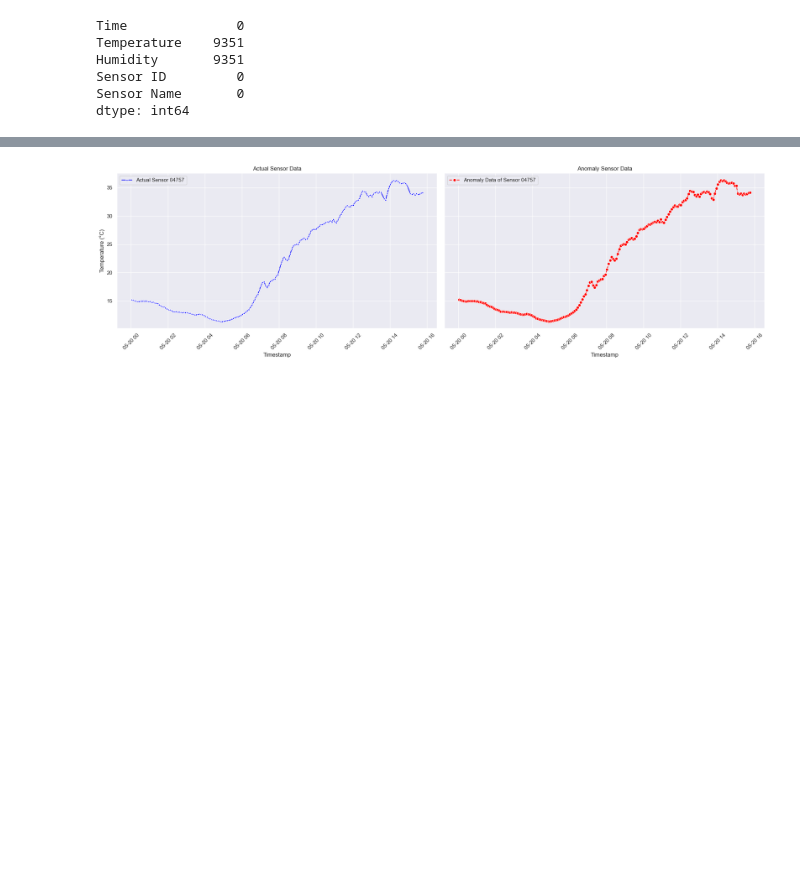
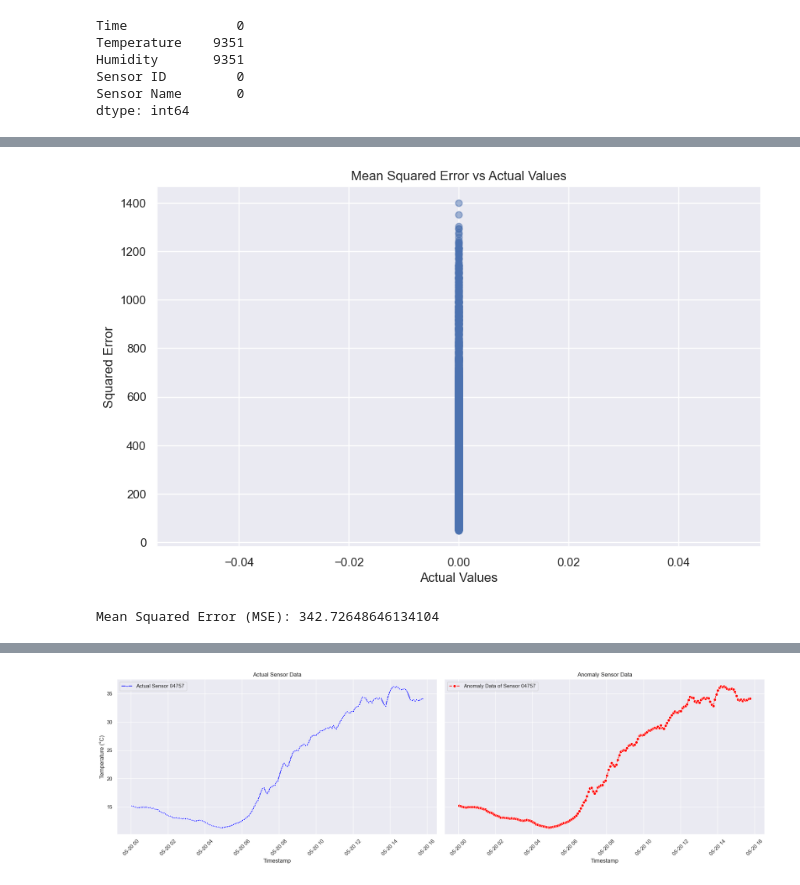
Before and after one commit to surya-9556/Optimizing-Sensor-Placement, a Jupyter notebook: final_project.ipynb, the cells around one changed output, grey strips where cells are left out. Saved outputs shown, nothing was run; the diff lists cells and outputs as text; code cells hidden in the pictures; blank space fills up the shorter version.

```diff
--- a/final_project.ipynb
+++ b/final_project.ipynb
@@ -77,2 +77,26 @@ Epoch 20/20
+# %%
+actual_values = combined_data[combined_data['flag'] == 1]['Temperature'].values
+actual_values_clean = np.nan_to_num(actual_values, nan=0.0)
+
+predicted_values = final_dataset[final_dataset['flag'] == 1]['Temperature'].values
+
+# Calculate squared errors
+squared_errors = (predicted_values - actual_values_clean) ** 2
+
+# Plot squared errors against actual values
+plt.figure(figsize=(10, 6))
+plt.scatter(actual_values_clean, squared_errors, alpha=0.5)
+plt.xlabel('Actual Values')
+plt.ylabel('Squared Error')
+plt.title('Mean Squared Error vs Actual Values')
+plt.grid(True)
+plt.show()
+
+# Calculate Mean Squared Error
+mse = np.mean(squared_errors)
+print(f"Mean Squared Error (MSE): {mse}")
+# %% [output]
+[figure, added]
+Mean Squared Error (MSE): 342.72648646134104
 # %%
 final_dataset.to_csv('Combined_Data.csv', index=False)
```
Also changed, not shown: parts of 9 cells of this notebook, 1 other file.
